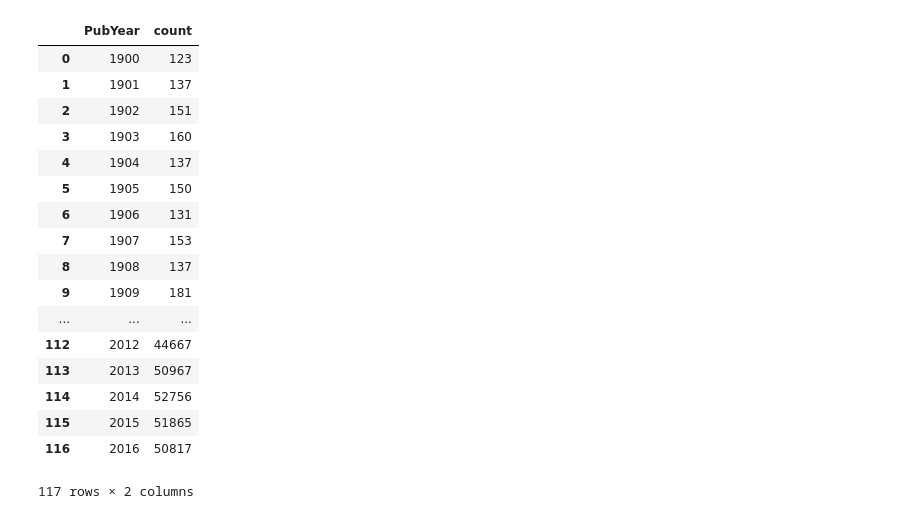
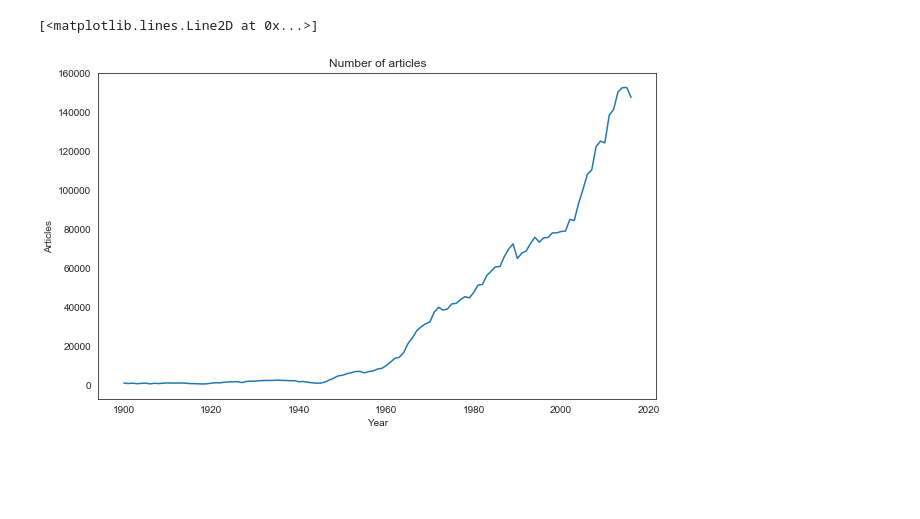
Before and after one commit to srjit/science-of-genius-title-impact, a Jupyter notebook: src/novelty-eda/Word Movement in Physics.ipynb, the cells around one changed output. Cells and saved outputs as stored; diff of their text form; code cells hidden in the pictures; blank space fills up the shorter version.

```diff
--- a/src/novelty-eda/Word Movement in Physics.ipynb
+++ b/src/novelty-eda/Word Movement in Physics.ipynb
@@ -82,25 +117,17 @@ top_words_all_corpus = pd.DataFrame(list(sorted_word_with_freq[:N]), columns=["w
 # %%
 row_counts = physics_applied_phy.groupby('PubYear').size().reset_index(name="count")
 counts =  list(row_counts["count"])
-# %%
-row_counts
-# %% [output]
-|  | PubYear | count |
-| 0 | 1900 | 123 |
-| 1 | 1901 | 137 |
-| 2 | 1902 | 151 |
-| 3 | 1903 | 160 |
-| 4 | 1904 | 137 |
-| 5 | 1905 | 150 |
-| 6 | 1906 | 131 |
-| 7 | 1907 | 153 |
-| 8 | 1908 | 137 |
-| 9 | 1909 | 181 |
-| ... | ... | ... |
-| 112 | 2012 | 44667 |
-| 113 | 2013 | 50967 |
-| 114 | 2014 | 52756 |
-| 115 | 2015 | 51865 |
-| 116 | 2016 | 50817 |
-117 rows × 2 columns
+# %%
+f = plt.figure(figsize=(10,6))
+
+years = list(range(1900,2017))
+
+ax = f.add_subplot(111)
+ax.set_xlabel("Year")
+ax.set_ylabel("Articles")
+ax.set_title("Number of articles")
+ax.plot(years,counts)
+# %% [output]
+[<matplotlib.lines.Line2D at 0x...>]
+[figure, added]
 # %%
```
Also changed, not shown: parts of 10 cells of this notebook, 2 other files.
